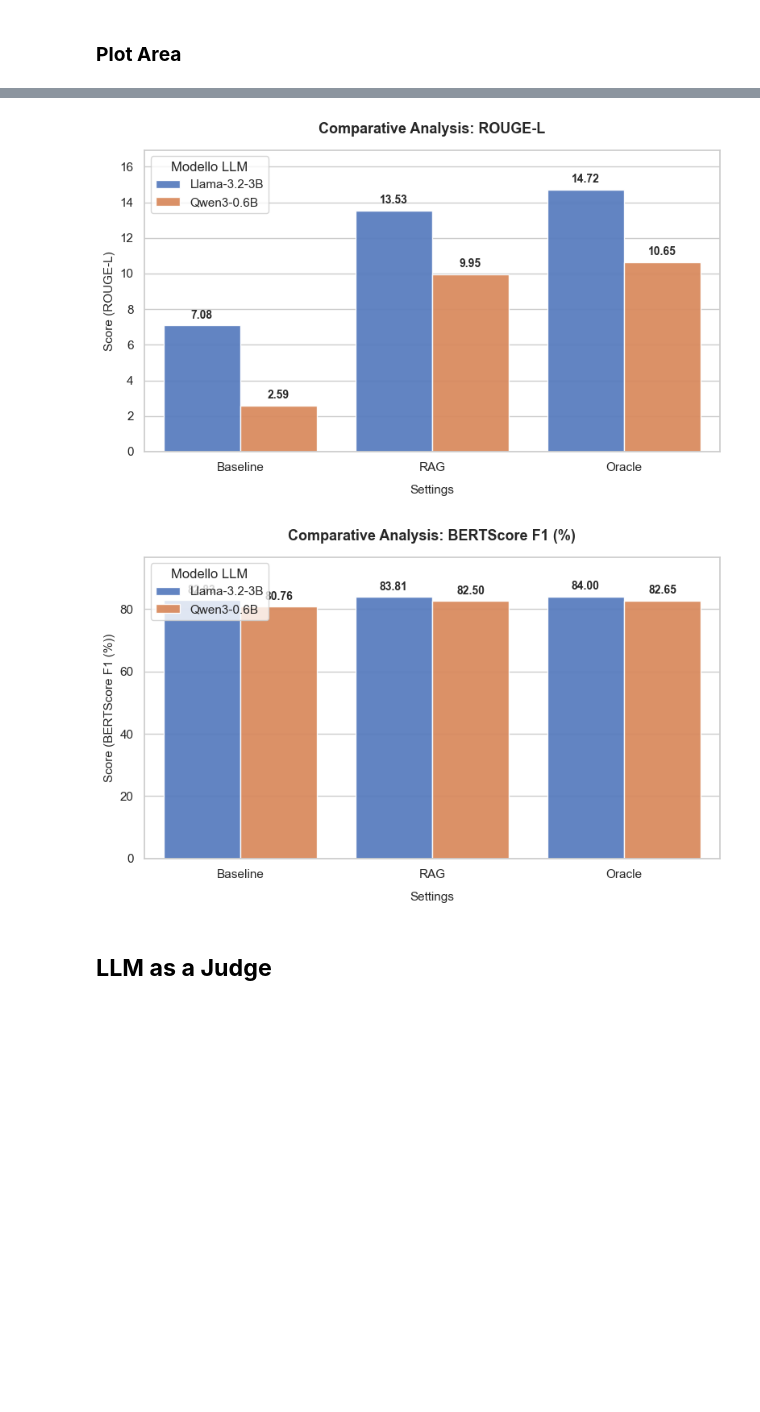
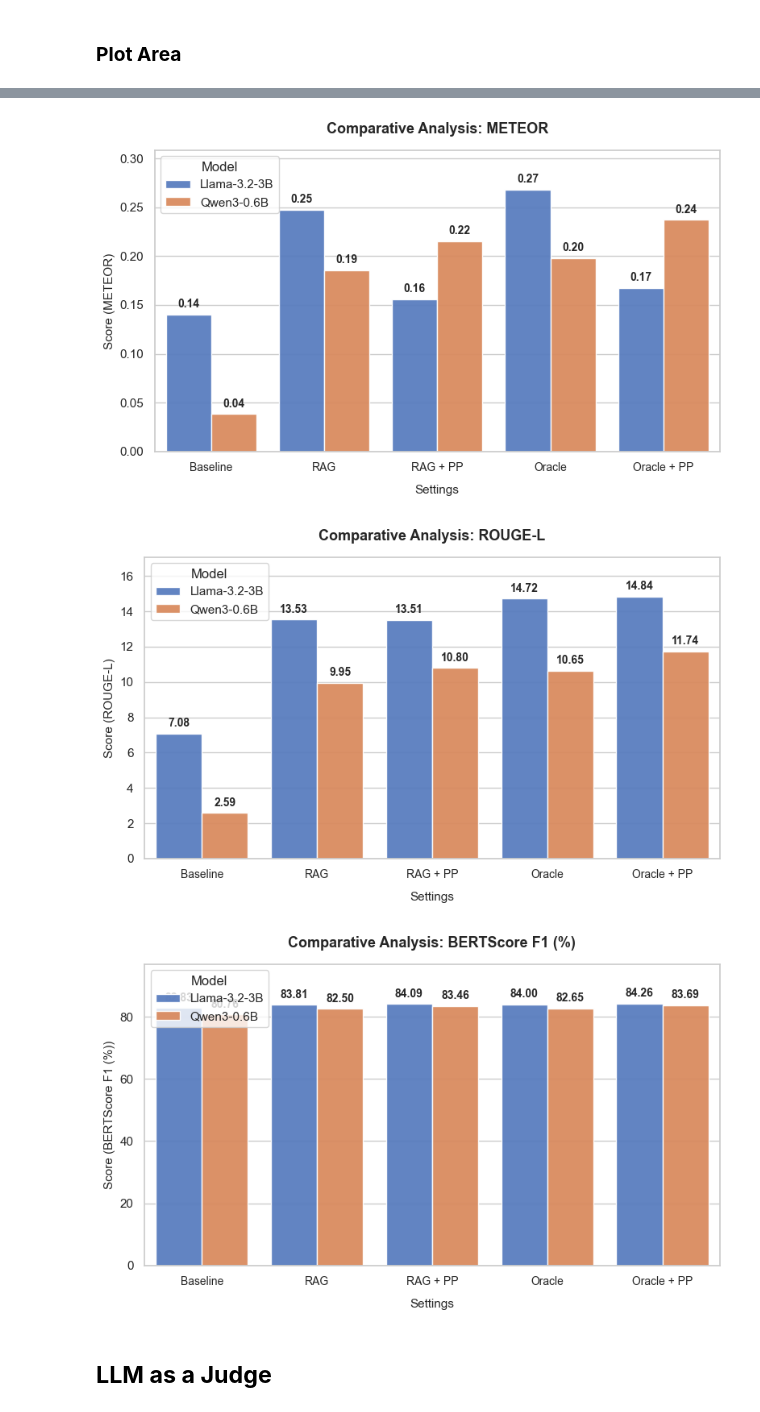
Before and after one commit to Matt12699/MNLP_Project_2026, a Jupyter notebook: HW2/augmented_generation.ipynb, the cells around one changed output, grey strips where cells are left out. Cells and saved outputs as stored; diff of their text form; code cells hidden in the pictures; blank space fills up the shorter version.

Commit message:
Added Personalized Prompting strategy

```diff
--- a/HW2/augmented_generation.ipynb
+++ b/HW2/augmented_generation.ipynb
@@ -744,10 +891,14 @@ summary_data = [
     {"Model": "Llama-3.2-3B", "Setup": "Baseline", **evaluate_metrics(Llama_baseline_test_answers, test)},
     {"Model": "Llama-3.2-3B", "Setup": "RAG",      **evaluate_metrics(Llama_RAG_test_answers, test)},
     {"Model": "Llama-3.2-3B", "Setup": "Oracle",   **evaluate_metrics(Llama_Oracle_test_answers, test)},
+    {"Model": "Llama-3.2-3B", "Setup": "RAG + PP",      **evaluate_metrics(Llama_RAG_test_answers_personalized, test)},
+    {"Model": "Llama-3.2-3B", "Setup": "Oracle + PP",   **evaluate_metrics(Llama_Oracle_test_answers_personalized, test)},
 
     {"Model": "Qwen3-0.6B",   "Setup": "Baseline", **evaluate_metrics(Qwen_baseline_test_answers, test)},
     {"Model": "Qwen3-0.6B",   "Setup": "RAG",      **evaluate_metrics(Qwen_RAG_test_answers, test)},
-    {"Model": "Qwen3-0.6B",   "Setup": "Oracle",   **evaluate_metrics(Qwen_Oracle_test_answers, test)}
+    {"Model": "Qwen3-0.6B",   "Setup": "Oracle",   **evaluate_metrics(Qwen_Oracle_test_answers, test)},
+    {"Model": "Qwen3-0.6B",   "Setup": "RAG + PP",      **evaluate_metrics(Qwen_RAG_test_answers_personalized, test)},
+    {"Model": "Qwen3-0.6B",   "Setup": "Oracle + PP",   **evaluate_metrics(Qwen_Oracle_test_answers_personalized, test)}
 ]
 
 # Format and display the table
@@ -782,7 +937,15 @@ Notes:
 # %%
 sns.set_theme(style="whitegrid")
 
-metrics = ["subEM (%)", "METEOR", "ROUGE-L", "BERTScore F1 (%)"]
+metrics = ["EM (%)", "subEM (%)", "METEOR", "ROUGE-L", "BERTScore F1 (%)"]
+
+setup_order = [
+    "Baseline",
+    "RAG",
+    "RAG + PP",
+    "Oracle",
+    "Oracle + PP"
+]
 
 for metric in metrics:
 
@@ -794,11 +957,12 @@ for metric in metrics:
         x="Setup",
         y=metric,
         hue="Model",
-        order=["Baseline", "RAG", "Oracle"],
+        order=setup_order,
         palette="muted",
         alpha=0.95,
         ax=ax
     )
+
 
     for container in ax.containers:
         ax.bar_label(container, fmt='%.2f', padding=4, fontsize=10, weight='bold')
@@ -807,14 +971,20 @@ for metric in metrics:
     ax.set_xlabel("Settings", fontsize=11, labelpad=10)
     ax.set_ylabel(f"Score ({metric})", fontsize=11)
 
+
+    ax.tick_params(axis='x', labelsize=10)
+
+
     max_value = df_results[metric].max()
-    ax.set_ylim(0, max_value * 1.15)
+    ax.set_ylim(0, max_value * 1.15 if max_value > 0 else 100.0)
 
-    ax.legend(title="Modello LLM", loc="upper left", frameon=True)
+    ax.legend(title="Model", loc="upper left", frameon=True)
 
     plt.tight_layout()
+
     file_name = f"plot_{metric.replace(' (%)', '').replace('-', '_')}.png"
     save_path = os.path.join(PLOTS_DIR, file_name)
     plt.savefig(save_path, dpi=300, bbox_inches='tight')
+
     plt.show()
 # %% [output]
@@ -823,5 +993,6 @@ for metric in metrics:
-[figure, old version]
+[figure, new version]
-[figure, old version]
+[figure, new version]
+[figure, added]
 # %% [markdown]
 ## **LLM as a Judge**
 # %% [markdown]
```
Also changed, not shown: parts of 13 cells of this notebook.
